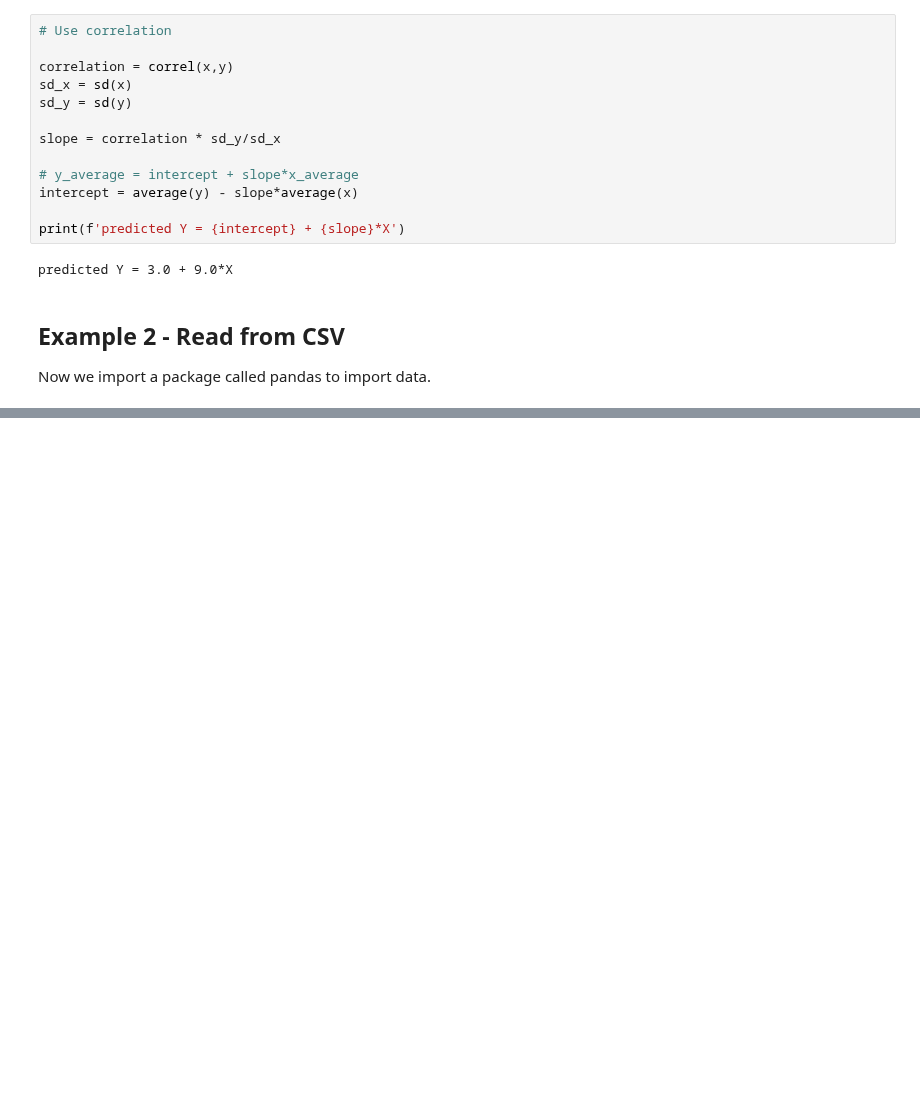
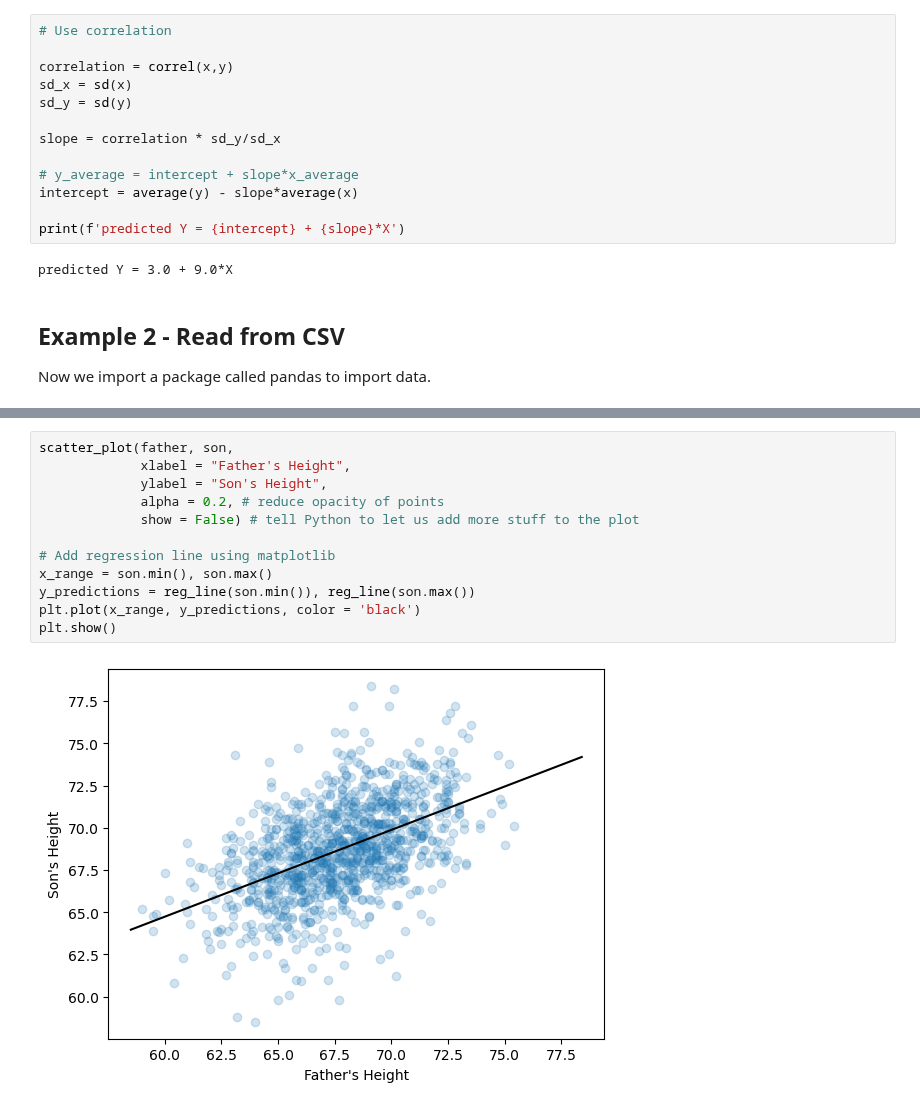
Before and after one commit to alexanderthclark/Stats1101, a Jupyter notebook: book/statwrapregression.ipynb, the cells around one changed output, grey strips where cells are left out. Drawn from its saved outputs; the diff is of its cells as text; blank space fills up the shorter version.

```diff
--- a/book/statwrapregression.ipynb
+++ b/book/statwrapregression.ipynb
@@ -90,0 +105,14 @@ df.head()
+# %%
+scatter_plot(father, son,
+             xlabel = "Father's Height",
+             ylabel = "Son's Height",
+             alpha = 0.2, # reduce opacity of points
+             show = False) # tell Python to let us add more stuff to the plot
+
+# Add regression line using matplotlib
+x_range = son.min(), son.max()
+y_predictions = reg_line(son.min()), reg_line(son.max())
+plt.plot(x_range, y_predictions, color = 'black')
+plt.show()
+# %% [output]
+[figure, added]
```
Also changed, not shown: parts of 3 cells of this notebook.
